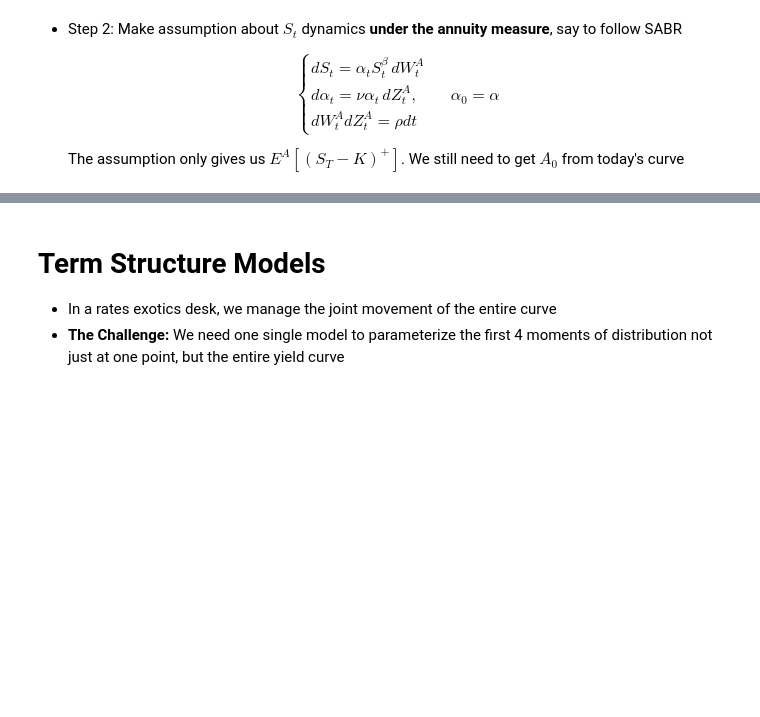
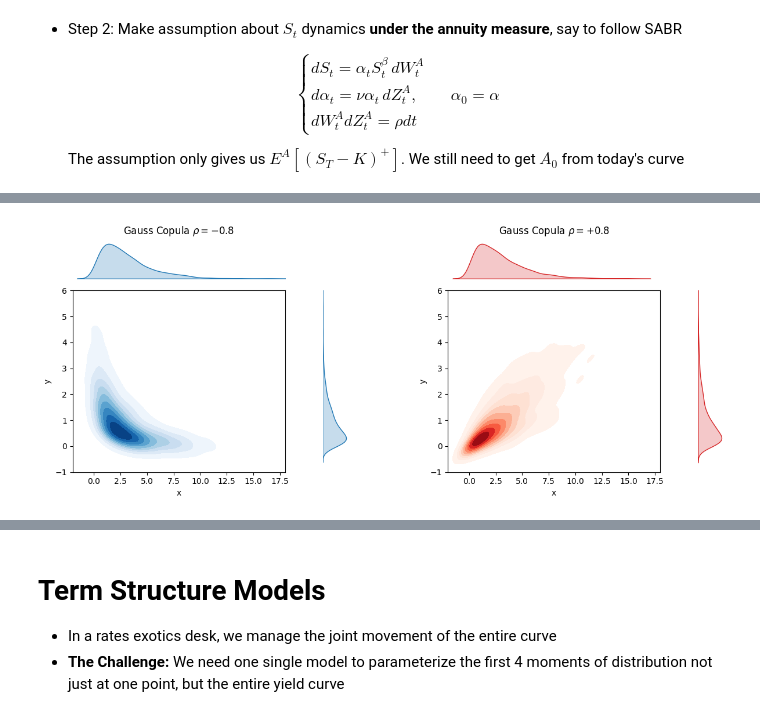
Before and after one commit to beginnerSC/slides, a Jupyter notebook: docs/rates.ipynb, the cells around one changed output, grey strips where cells are left out. Saved outputs shown, nothing was run; the diff lists cells and outputs as text; code cells hidden in the pictures; blank space fills up the shorter version.

```diff
--- a/docs/rates.ipynb
+++ b/docs/rates.ipynb
@@ -658,0 +671,70 @@ plot_cms_timeline()
+# %%
+from scipy.stats import norm, multivariate_normal, chi2, expon
+from pandas import DataFrame
+import matplotlib.pyplot as plt
+import numpy as np
+import seaborn as sns
+
+def plot_data_side_by_side(data1, data2, title1, title2):
+    '''Plot two joint distributions side-by-side using GridSpec to emulate jointplots'''
+    fig = plt.figure(figsize=(12, 5))
+    gs = fig.add_gridspec(5, 11)
+
+    # --- Panel 1 ---
+    ax1 = fig.add_subplot(gs[1:5, 0:4])
+    ax1_x = fig.add_subplot(gs[0, 0:4], sharex=ax1)
+    ax1_y = fig.add_subplot(gs[1:5, 4], sharey=ax1)
+    ax1_x.axis('off')
+    ax1_y.axis('off')
+
+    sns.kdeplot(x='x', y='y', data=data1, ax=ax1, fill=True, cmap='Blues')
+    sns.kdeplot(x=data1['x'], ax=ax1_x, fill=True, color='tab:blue')
+    sns.kdeplot(y=data1['y'], ax=ax1_y, fill=True, color='tab:blue')
+    ax1_x.set_title(title1, pad=10)
+
+    # --- Panel 2 ---
+    ax2 = fig.add_subplot(gs[1:5, 6:10], sharex=ax1, sharey=ax1)
+    ax2_x = fig.add_subplot(gs[0, 6:10], sharex=ax2)
+    ax2_y = fig.add_subplot(gs[1:5, 10], sharey=ax2)
+    ax2_x.axis('off')
+    ax2_y.axis('off')
+
+    sns.kdeplot(x='x', y='y', data=data2, ax=ax2, fill=True, cmap='Reds')
+    sns.kdeplot(x=data2['x'], ax=ax2_x, fill=True, color='tab:red')
+    sns.kdeplot(y=data2['y'], ax=ax2_y, fill=True, color='tab:red')
+    ax2_x.set_title(title2, pad=10)
+
+    # Remove extra ticks
+    for ax in [ax1, ax2]:
+        ax.tick_params(top=False, right=False)
+
+    # Set explicit limits with some margin
+    ax1.set_xlim(-2, 18.0)
+    ax1.set_ylim(-1, 6)
+
+    plt.tight_layout()
+    plt.show()
+
+
+rho1 = -0.8
+rho2 = 0.8
+n = 2000
+
+np.random.seed(0)
+# First dataset with rho = -0.8
+data1 = DataFrame(multivariate_normal(cov=[[1.0, rho1], [rho1, 1.0]]).rvs(n), columns=['x', 'y'])
+data1['x'] = chi2(df=3).ppf(norm.cdf(data1['x']))
+data1['y'] = expon.ppf(norm.cdf(data1['y']))
+
+# Second dataset with rho = +0.8
+data2 = DataFrame(multivariate_normal(cov=[[1.0, rho2], [rho2, 1.0]]).rvs(n), columns=['x', 'y'])
+data2['x'] = chi2(df=3).ppf(norm.cdf(data2['x']))
+data2['y'] = expon.ppf(norm.cdf(data2['y']))
+
+plot_data_side_by_side(
+    data1, data2,
+    title1=rf'Gauss Copula $\rho = {rho1}$',
+    title2=rf'Gauss Copula $\rho = +{rho2}$'
+)
+# %% [output]
+[figure, added]
```
Also changed, not shown: parts of 6 cells of this notebook, 2 other files.
